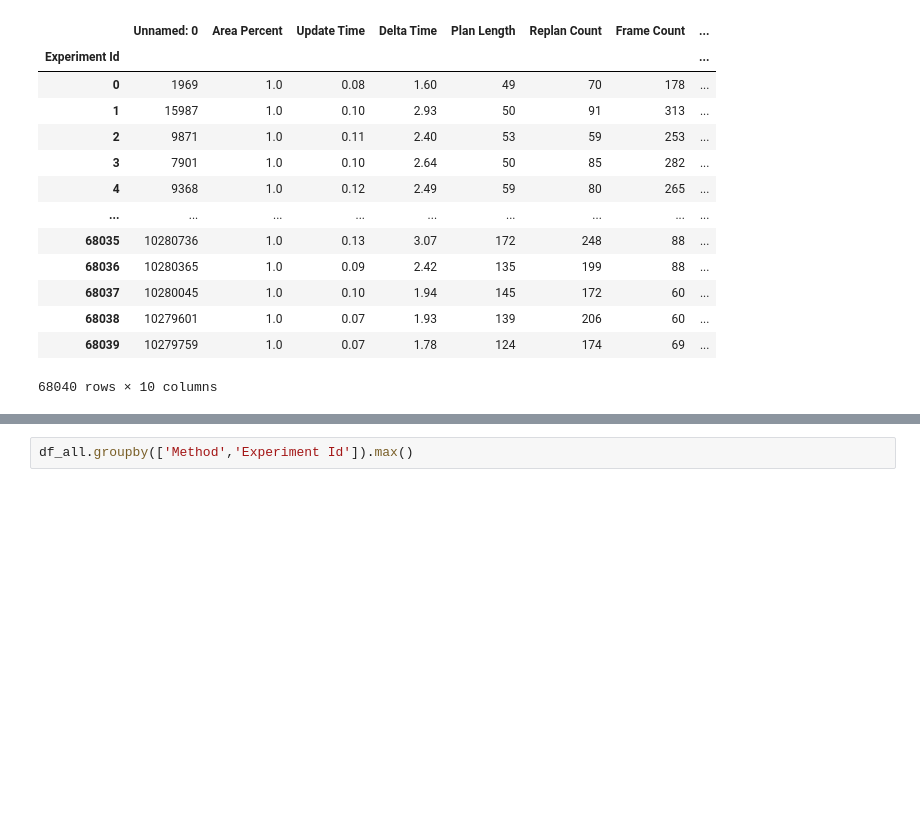
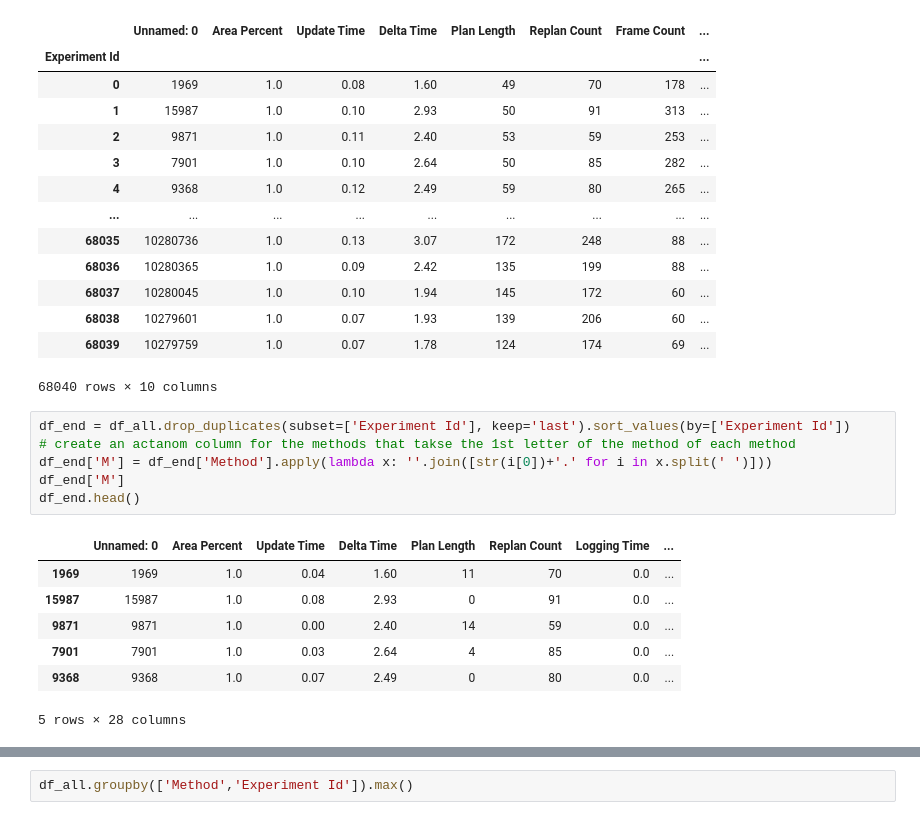
Before and after one commit to DIRECTLab/Multi_Agents_Area_Exploration, a Jupyter notebook: data_analysis/plots.ipynb, the cells around one changed output, grey strips where cells are left out. Cells and saved outputs as stored; diff of their text form; blank space fills up the shorter version.

```diff
--- a/data_analysis/plots.ipynb
+++ b/data_analysis/plots.ipynb
@@ -159,3 +144,17 @@ df_all.groupby(['Experiment Id']).max()
 | 68038 | 10279601 | 1.0 | 0.07 | 1.93 | 139 | 206 | 60 | ... |
 | 68039 | 10279759 | 1.0 | 0.07 | 1.78 | 124 | 174 | 69 | ... |
 68040 rows × 10 columns
+# %%
+df_end = df_all.drop_duplicates(subset=['Experiment Id'], keep='last').sort_values(by=['Experiment Id'])
+# create an actanom column for the methods that takse the 1st letter of the method of each method
+df_end['M'] = df_end['Method'].apply(lambda x: ''.join([str(i[0])+'.' for i in x.split(' ')]))
+df_end['M']
+df_end.head()
+# %% [output]
+|  | Unnamed: 0 | Area Percent | Update Time | Delta Time | Plan Length | Replan Count | Logging Time | ... |
+| 1969 | 1969 | 1.0 | 0.04 | 1.60 | 11 | 70 | 0.0 | ... |
+| 15987 | 15987 | 1.0 | 0.08 | 2.93 | 0 | 91 | 0.0 | ... |
+| 9871 | 9871 | 1.0 | 0.00 | 2.40 | 14 | 59 | 0.0 | ... |
+| 7901 | 7901 | 1.0 | 0.03 | 2.64 | 4 | 85 | 0.0 | ... |
+| 9368 | 9368 | 1.0 | 0.07 | 2.49 | 0 | 80 | 0.0 | ... |
+5 rows × 28 columns
```
Also changed, not shown: parts of 20 cells of this notebook.
